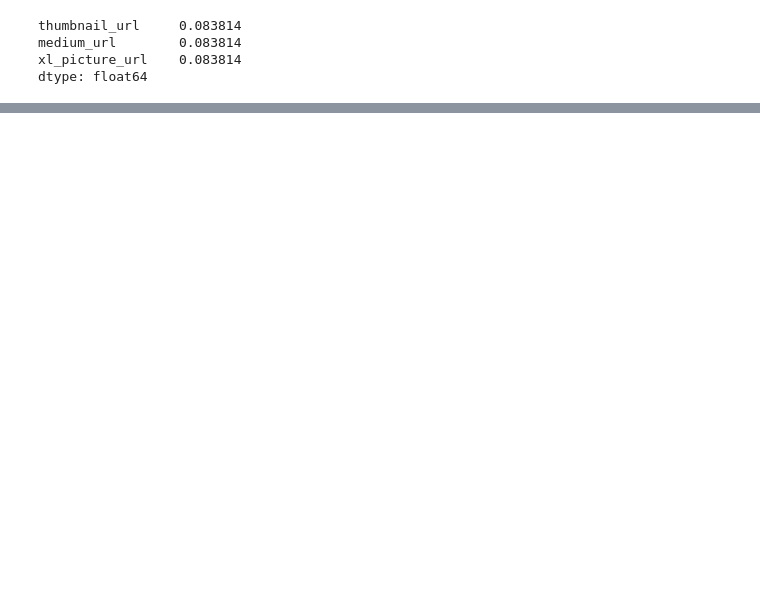
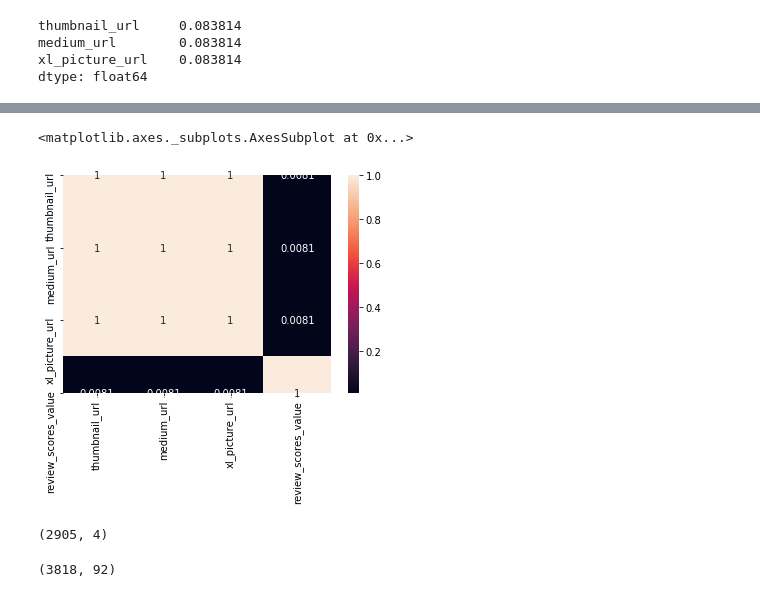
Before and after one commit to ebrunette/UdacityDataScienceNanoDegree, a Jupyter notebook: ProjectOne/AirB&BEDA.ipynb, the cells around one changed output, grey strips where cells are left out. Cells and saved outputs as stored; diff of their text form; code cells hidden in the pictures; blank space fills up the shorter version.

```diff
--- a/ProjectOne/AirB&BEDA.ipynb
+++ b/ProjectOne/AirB&BEDA.ipynb
@@ -85,0 +150,13 @@ for col in X.columns:
+# %%
+sns.heatmap(dataForPictureQuestion.corr(), annot=True)
+# %% [output]
+<matplotlib.axes._subplots.AxesSubplot at 0x...>
+[figure, added]
+# %%
+listingsWithPictures.shape
+# %% [output]
+(2905, 4)
+# %%
+listings.shape
+# %% [output]
+(3818, 92)
```
Also changed, not shown: parts of 57 cells of this notebook.
